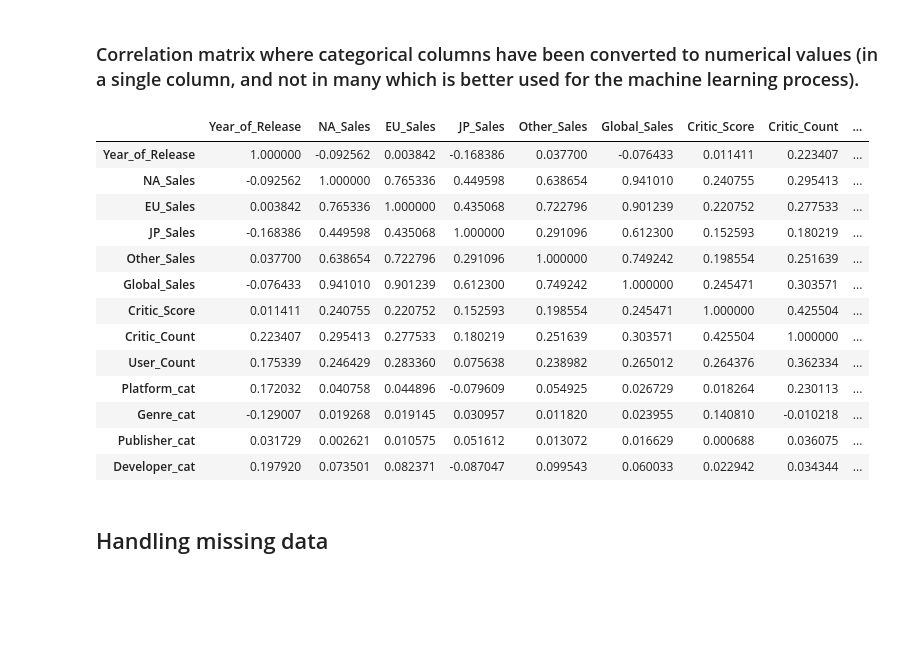
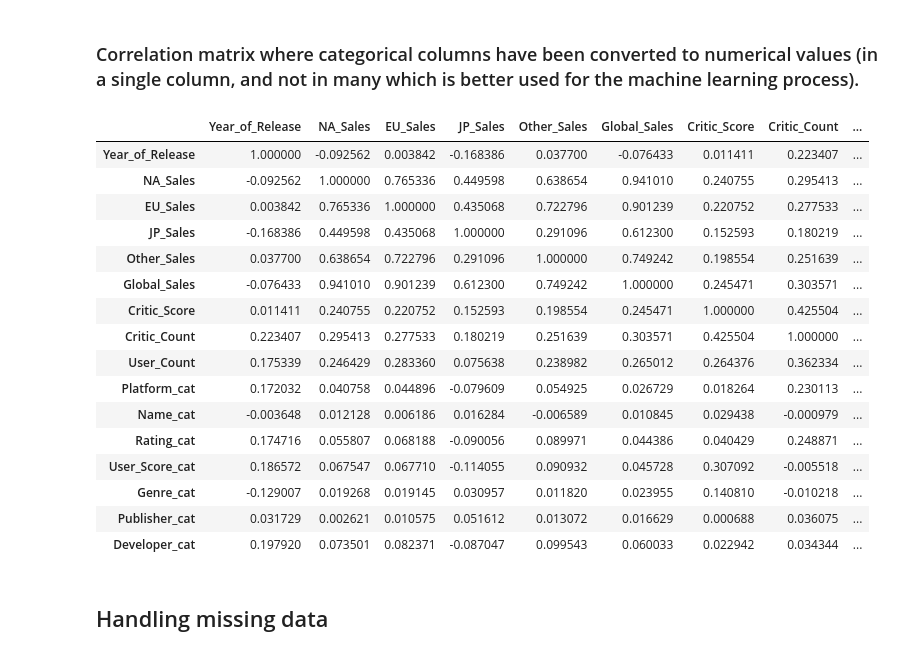
Before and after one commit to dawnbanawn/ML_Game_Sales, a Jupyter notebook: Video_Game_Sales.ipynb, the cells around one changed output. Drawn from its saved outputs; the diff is of its cells as text; code cells hidden in the pictures; blank space fills up the shorter version.

```diff
--- a/Video_Game_Sales.ipynb
+++ b/Video_Game_Sales.ipynb
@@ -135,38 +135,53 @@ plt.show()
 
 # converting type of columns to 'category'
 df['Platform'] = df['Platform'].astype('category')
+df['Name'] = df['Name'].astype('category')
+df['Rating'] = df['Rating'].astype('category')
+df['User_Score'] = df['User_Score'].astype('category')
+
+
+
 df['Genre'] = df['Genre'].astype('category')
 df['Publisher'] = df['Publisher'].astype('category')
 df['Developer'] = df['Developer'].astype('category')
 
 # Assigning numerical values and storing in another column
 df['Platform_cat'] = df['Platform'].cat.codes
+df['Name_cat'] = df['Name'].cat.codes
+df['Rating_cat'] = df['Rating'].cat.codes
+df['User_Score_cat'] = df['User_Score'].cat.codes
+
+
+
 df['Genre_cat'] = df['Genre'].cat.codes
 df['Publisher_cat'] = df['Publisher'].cat.codes
 df['Developer_cat'] = df['Developer'].cat.codes
 
 # Correlation matrix on numerical columns
 corr = df.corr(numeric_only=True)
 corr.style.background_gradient(cmap='coolwarm')
 
 # Sales in regions seems to have more correlation with global sales, which is not surprising.
 # These sales columns might be too similar/connected to Global_Sales and create overfitting if they are included in the model training.
 # Critic count seem to have some correlation, which seem logical. A popular game might get more attention from critics.
 # Critic score and user count also have some correlation, but there arent many strong correlations with global sales.
 # Year or release, platform, genre, publisher and developer seem to have weak correlations and could possibly be removed.
 # This leaves the model training with the columns that are missing a lot of values, which is a bad sign.
 # %% [output]
 |  | Year_of_Release | NA_Sales | EU_Sales | JP_Sales | Other_Sales | Global_Sales | Critic_Score | Critic_Count | ... |
 | Year_of_Release | 1.000000 | -0.092562 | 0.003842 | -0.168386 | 0.037700 | -0.076433 | 0.011411 | 0.223407 | ... |
 | NA_Sales | -0.092562 | 1.000000 | 0.765336 | 0.449598 | 0.638654 | 0.941010 | 0.240755 | 0.295413 | ... |
 | EU_Sales | 0.003842 | 0.765336 | 1.000000 | 0.435068 | 0.722796 | 0.901239 | 0.220752 | 0.277533 | ... |
 | JP_Sales | -0.168386 | 0.449598 | 0.435068 | 1.000000 | 0.291096 | 0.612300 | 0.152593 | 0.180219 | ... |
 | Other_Sales | 0.037700 | 0.638654 | 0.722796 | 0.291096 | 1.000000 | 0.749242 | 0.198554 | 0.251639 | ... |
 | Global_Sales | -0.076433 | 0.941010 | 0.901239 | 0.612300 | 0.749242 | 1.000000 | 0.245471 | 0.303571 | ... |
 | Critic_Score | 0.011411 | 0.240755 | 0.220752 | 0.152593 | 0.198554 | 0.245471 | 1.000000 | 0.425504 | ... |
 | Critic_Count | 0.223407 | 0.295413 | 0.277533 | 0.180219 | 0.251639 | 0.303571 | 0.425504 | 1.000000 | ... |
 | User_Count | 0.175339 | 0.246429 | 0.283360 | 0.075638 | 0.238982 | 0.265012 | 0.264376 | 0.362334 | ... |
 | Platform_cat | 0.172032 | 0.040758 | 0.044896 | -0.079609 | 0.054925 | 0.026729 | 0.018264 | 0.230113 | ... |
+| Name_cat | -0.003648 | 0.012128 | 0.006186 | 0.016284 | -0.006589 | 0.010845 | 0.029438 | -0.000979 | ... |
+| Rating_cat | 0.174716 | 0.055807 | 0.068188 | -0.090056 | 0.089971 | 0.044386 | 0.040429 | 0.248871 | ... |
+| User_Score_cat | 0.186572 | 0.067547 | 0.067710 | -0.114055 | 0.090932 | 0.045728 | 0.307092 | -0.005518 | ... |
 | Genre_cat | -0.129007 | 0.019268 | 0.019145 | 0.030957 | 0.011820 | 0.023955 | 0.140810 | -0.010218 | ... |
 | Publisher_cat | 0.031729 | 0.002621 | 0.010575 | 0.051612 | 0.013072 | 0.016629 | 0.000688 | 0.036075 | ... |
 | Developer_cat | 0.197920 | 0.073501 | 0.082371 | -0.087047 | 0.099543 | 0.060033 | 0.022942 | 0.034344 | ... |
```
Also changed, not shown: parts of 3 cells of this notebook.
